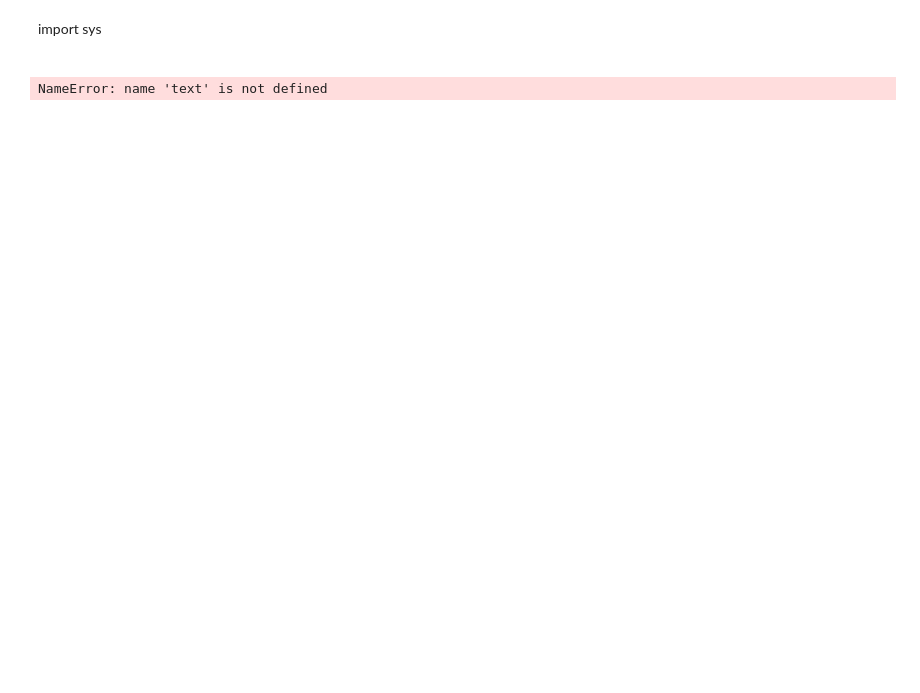
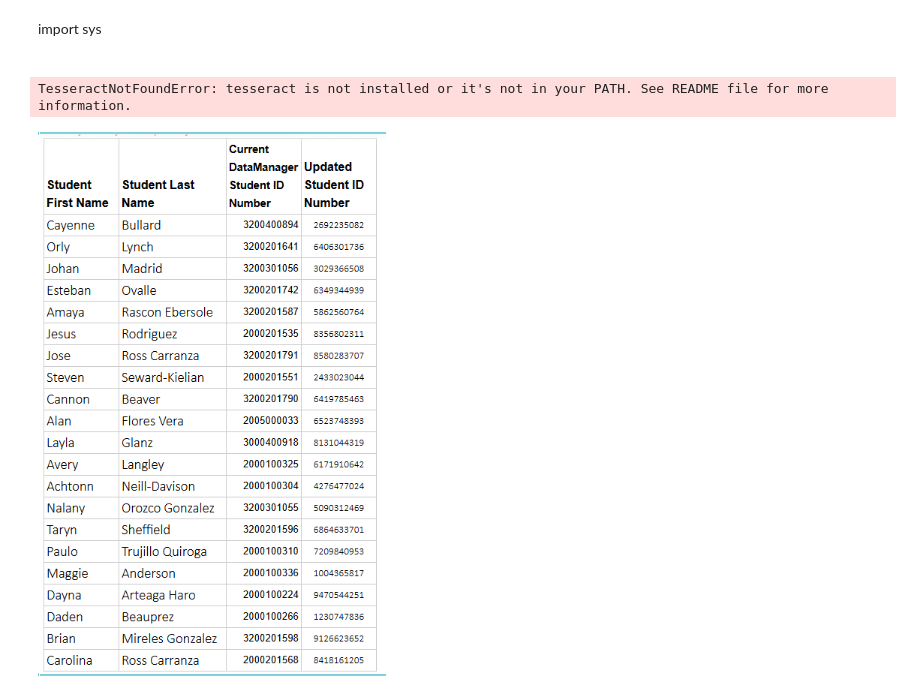
Before and after one commit to tadde201/pyhton_project, a Jupyter notebook: AllSQLcode.sql/imagetocs.ipynb/imagetoCSV.ipynb, the cells around one changed output. Saved outputs shown, nothing was run; the diff lists cells and outputs as text; code cells hidden in the pictures; blank space fills up the shorter version.

```diff
--- a/AllSQLcode.sql/imagetocs.ipynb/imagetoCSV.ipynb
+++ b/AllSQLcode.sql/imagetocs.ipynb/imagetoCSV.ipynb
@@ -11,7 +11,7 @@ from PIL import Image
 img = Image.open(r"C:\Users\tadde\Downloads\image-20250917-131904.png")
 
 # Extract text
-#ext = pytesseract.image_to_string(img)
+ext = pytesseract.image_to_string(img)
 
 # Split rows
 rows = [row.split() for row in text.split("\n") if row.strip()]
@@ -24,7 +24,7 @@ df.to_csv("output.csv", index=False)
 
 df
 # %% [output]
-NameError: name 'text' is not defined
+TesseractNotFoundError: tesseract is not installed or it's not in your PATH. See README file for more information.
 # %%
 import pytesseract
 import pandas as pd
@@ -32,3 +32,7 @@ from PIL import Image
 # %%
 # Load image
 img = Image.open(r"C:\Users\tadde\Downloads\image-20250917-131904.png")
+# %%
+img
+# %% [output]
+[figure, added]
```
Also changed, not shown: 1 other file.
